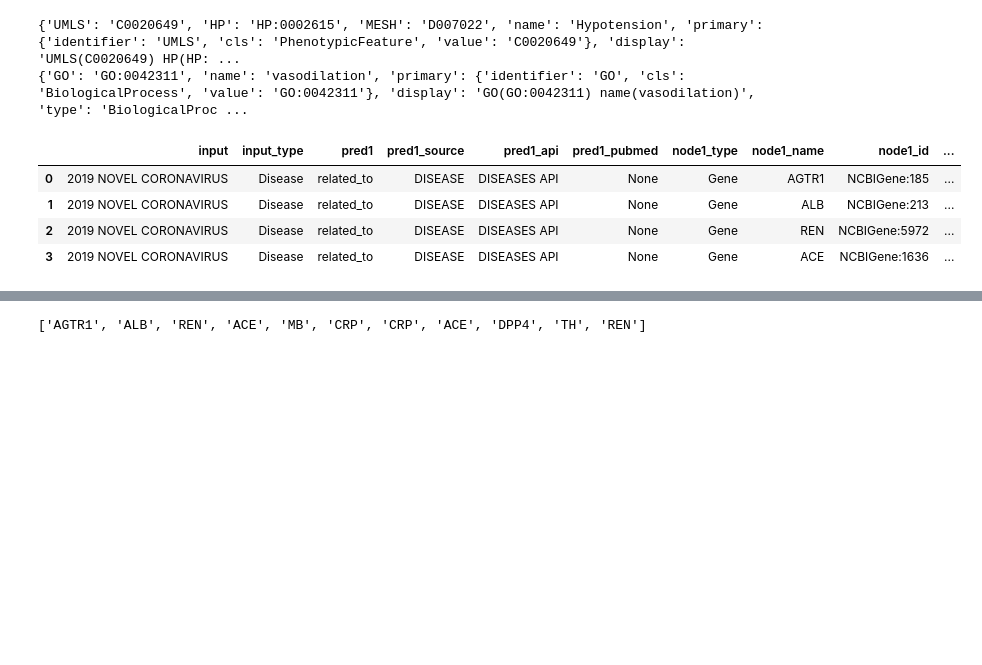
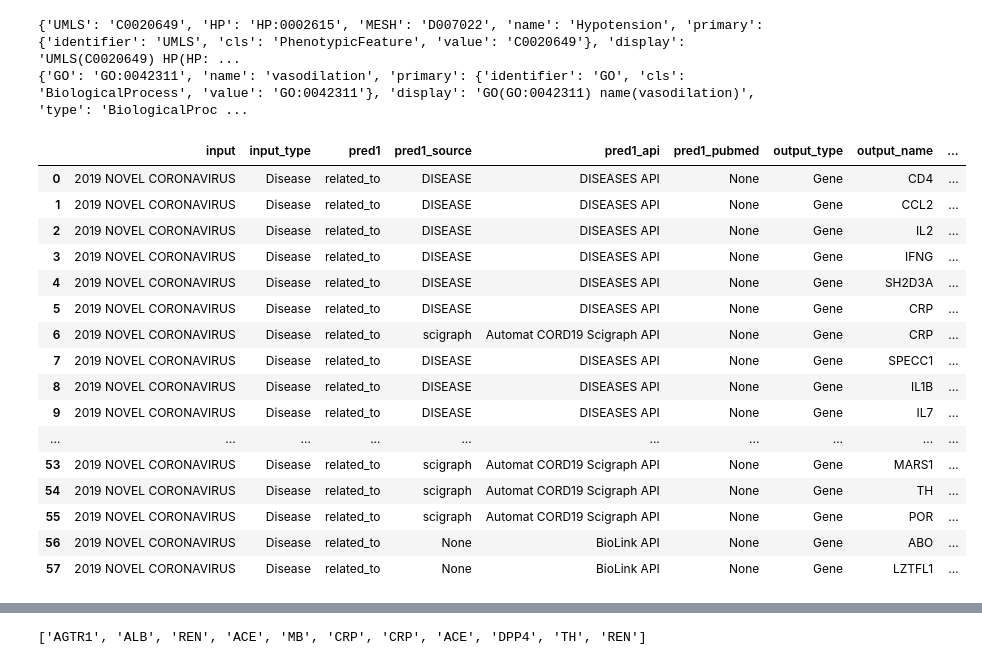
Before and after one commit to polyg314/BTE_September_2020_Relay, a Jupyter notebook: COVID_BRADYKININ.ipynb, the cells around one changed output, grey strips where cells are left out. Cells and saved outputs as stored; diff of their text form; code cells hidden in the pictures; blank space fills up the shorter version.

```diff
--- a/COVID_BRADYKININ.ipynb
+++ b/COVID_BRADYKININ.ipynb
@@ -32,16 +67,28 @@ print(vasodilation)
 {'UMLS': 'C0020649', 'HP': 'HP:0002615', 'MESH': 'D007022', 'name': 'Hypotension', 'primary': {'identifier': 'UMLS', 'cls': 'PhenotypicFeature', 'value': 'C0020649'}, 'display': 'UMLS(C0020649) HP(HP: ...
 {'GO': 'GO:0042311', 'name': 'vasodilation', 'primary': {'identifier': 'GO', 'cls': 'BiologicalProcess', 'value': 'GO:0042311'}, 'display': 'GO(GO:0042311) name(vasodilation)', 'type': 'BiologicalProc ...
 # %%
-fc = FindConnection(input_obj=covid, output_obj=hypotension, intermediate_nodes=['Gene'])
+fc = FindConnection(input_obj=covid, output_obj=hypotension, intermediate_nodes=None)
 fc.connect(verbose=False)
 df = fc.display_table_view()
 df
 # %% [output]
-|  | input | input_type | pred1 | pred1_source | pred1_api | pred1_pubmed | node1_type | node1_name | node1_id | ... |
-| 0 | 2019 NOVEL CORONAVIRUS | Disease | related_to | DISEASE | DISEASES API | None | Gene | AGTR1 | NCBIGene:185 | ... |
-| 1 | 2019 NOVEL CORONAVIRUS | Disease | related_to | DISEASE | DISEASES API | None | Gene | ALB | NCBIGene:213 | ... |
-| 2 | 2019 NOVEL CORONAVIRUS | Disease | related_to | DISEASE | DISEASES API | None | Gene | REN | NCBIGene:5972 | ... |
-| 3 | 2019 NOVEL CORONAVIRUS | Disease | related_to | DISEASE | DISEASES API | None | Gene | ACE | NCBIGene:1636 | ... |
+|  | input | input_type | pred1 | pred1_source | pred1_api | pred1_pubmed | output_type | output_name | ... |
+| 0 | 2019 NOVEL CORONAVIRUS | Disease | related_to | DISEASE | DISEASES API | None | Gene | CD4 | ... |
+| 1 | 2019 NOVEL CORONAVIRUS | Disease | related_to | DISEASE | DISEASES API | None | Gene | CCL2 | ... |
+| 2 | 2019 NOVEL CORONAVIRUS | Disease | related_to | DISEASE | DISEASES API | None | Gene | IL2 | ... |
+| 3 | 2019 NOVEL CORONAVIRUS | Disease | related_to | DISEASE | DISEASES API | None | Gene | IFNG | ... |
+| 4 | 2019 NOVEL CORONAVIRUS | Disease | related_to | DISEASE | DISEASES API | None | Gene | SH2D3A | ... |
+| 5 | 2019 NOVEL CORONAVIRUS | Disease | related_to | DISEASE | DISEASES API | None | Gene | CRP | ... |
+| 6 | 2019 NOVEL CORONAVIRUS | Disease | related_to | scigraph | Automat CORD19 Scigraph API | None | Gene | CRP | ... |
+| 7 | 2019 NOVEL CORONAVIRUS | Disease | related_to | DISEASE | DISEASES API | None | Gene | SPECC1 | ... |
+| 8 | 2019 NOVEL CORONAVIRUS | Disease | related_to | DISEASE | DISEASES API | None | Gene | IL1B | ... |
+| 9 | 2019 NOVEL CORONAVIRUS | Disease | related_to | DISEASE | DISEASES API | None | Gene | IL7 | ... |
+| ... | ... | ... | ... | ... | ... | ... | ... | ... | ... |
+| 53 | 2019 NOVEL CORONAVIRUS | Disease | related_to | scigraph | Automat CORD19 Scigraph API | None | Gene | MARS1 | ... |
+| 54 | 2019 NOVEL CORONAVIRUS | Disease | related_to | scigraph | Automat CORD19 Scigraph API | None | Gene | TH | ... |
+| 55 | 2019 NOVEL CORONAVIRUS | Disease | related_to | scigraph | Automat CORD19 Scigraph API | None | Gene | POR | ... |
+| 56 | 2019 NOVEL CORONAVIRUS | Disease | related_to | None | BioLink API | None | Gene | ABO | ... |
+| 57 | 2019 NOVEL CORONAVIRUS | Disease | related_to | None | BioLink API | None | Gene | LZTFL1 | ... |
 # %%
 fc2 = FindConnection(input_obj=covid, output_obj=vasodilation, intermediate_nodes=['Gene'])
 fc2.connect(verbose=False)
```
Also changed, not shown: parts of 2 cells of this notebook, 11 other files.
